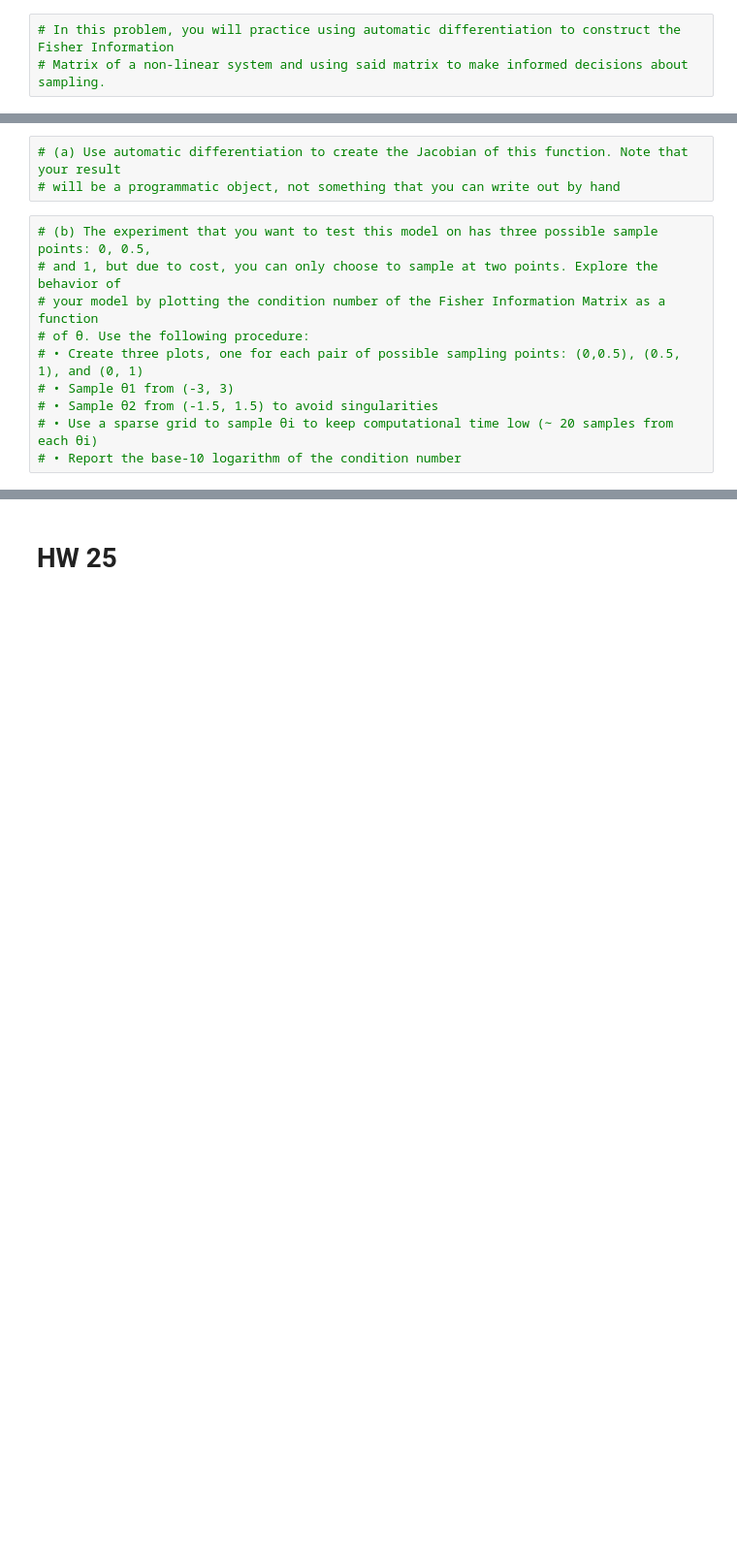
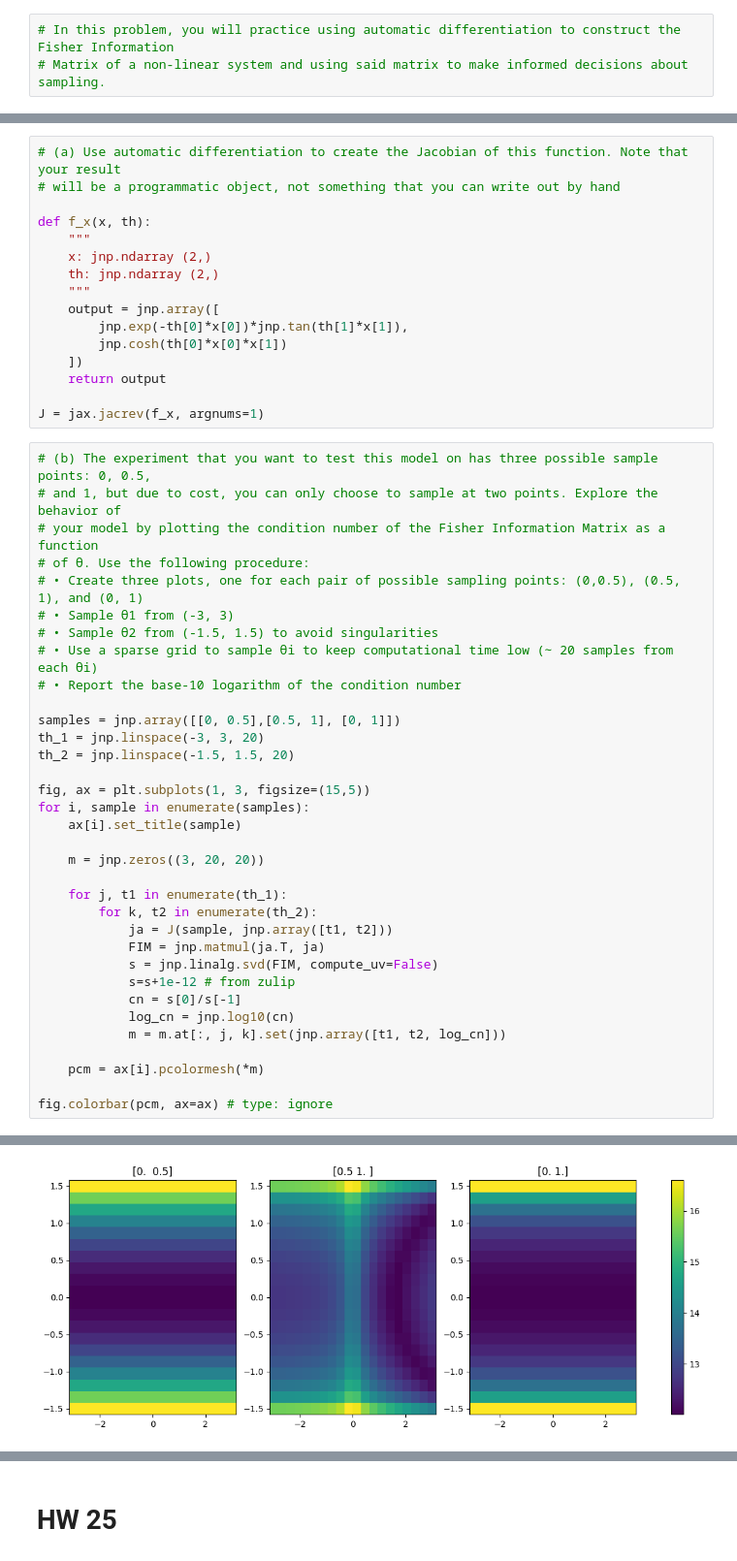
Before and after one commit to jwb-byu/cs-580-misc, a Jupyter notebook: hw/hw24-25/hw24-25.ipynb, the cells around one changed output, grey strips where cells are left out. Shown at 97% size. Saved outputs shown, nothing was run; the diff lists cells and outputs as text; blank space fills up the shorter version.

```diff
--- a/hw/hw24-25/hw24-25.ipynb
+++ b/hw/hw24-25/hw24-25.ipynb
@@ -23,6 +25,19 @@ warnings.filterwarnings("ignore")
 # %%
 # (a) Use automatic differentiation to create the Jacobian of this function. Note that your result
 # will be a programmatic object, not something that you can write out by hand
+
+def f_x(x, th):
+    """
+    x: jnp.ndarray (2,)
+    th: jnp.ndarray (2,)
+    """
+    output = jnp.array([
+        jnp.exp(-th[0]*x[0])*jnp.tan(th[1]*x[1]),
+        jnp.cosh(th[0]*x[0]*x[1])
+    ])
+    return output
+
+J = jax.jacrev(f_x, argnums=1)
 # %%
 # (b) The experiment that you want to test this model on has three possible sample points: 0, 0.5,
 # and 1, but due to cost, you can only choose to sample at two points. Explore the behavior of
@@ -33,3 +48,28 @@ warnings.filterwarnings("ignore")
 # • Sample θ2 from (-1.5, 1.5) to avoid singularities
 # • Use a sparse grid to sample θi to keep computational time low (∼ 20 samples from each θi)
 # • Report the base-10 logarithm of the condition number
+
+samples = jnp.array([[0, 0.5],[0.5, 1], [0, 1]])
+th_1 = jnp.linspace(-3, 3, 20)
+th_2 = jnp.linspace(-1.5, 1.5, 20)
+
+fig, ax = plt.subplots(1, 3, figsize=(15,5))
+for i, sample in enumerate(samples):
+    ax[i].set_title(sample)
+
+    m = jnp.zeros((3, 20, 20))
+
+    for j, t1 in enumerate(th_1):
+        for k, t2 in enumerate(th_2):
+            ja = J(sample, jnp.array([t1, t2]))
+            FIM = jnp.matmul(ja.T, ja)
+            s = jnp.linalg.svd(FIM, compute_uv=False)
+            s=s+1e-12 # from zulip
+            cn = s[0]/s[-1]
+            log_cn = jnp.log10(cn)
+            m = m.at[:, j, k].set(jnp.array([t1, t2, log_cn]))
+
+    pcm = ax[i].pcolormesh(*m)
+
+fig.colorbar(pcm, ax=ax) # type: ignore
+# %% [output]
@@ -36,3 +77,4 @@ warnings.filterwarnings("ignore")
+[figure, added]
 # %%
 # (c) What does a low condition number tell you about your model? Which of your plots has the
 # greatest area with the lowest condition number? With that in mind, which set of sampling
```
Also changed, not shown: parts of 14 cells of this notebook, 4 other files.
